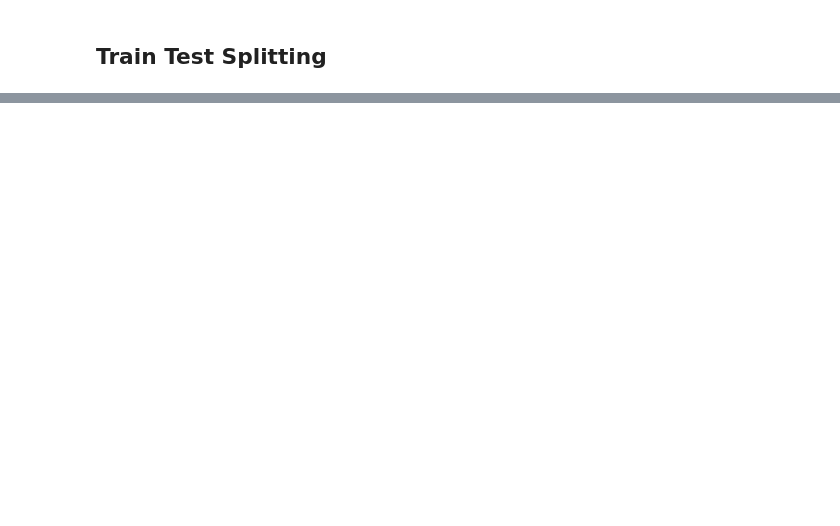
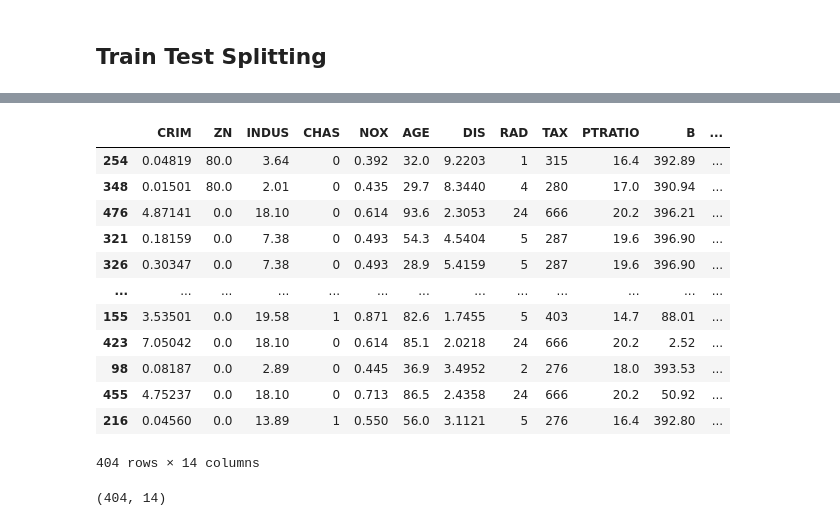
Before and after one commit to nandiniinj/EnvisionEstates, a Jupyter notebook: Real Estate.ipynb, the cells around one changed output, grey strips where cells are left out. Saved outputs shown, nothing was run; the diff lists cells and outputs as text; code cells hidden in the pictures; blank space fills up the shorter version.

```diff
--- a/Real Estate.ipynb
+++ b/Real Estate.ipynb
@@ -105,0 +297,22 @@ Rows in test set: 101
+# %%
+housing.drop('RM',axis=1) #option 2
+#RM column deleted
+#note that the original housing dataframe will remain unchanged
+# %% [output]
+|  | CRIM | ZN | INDUS | CHAS | NOX | AGE | DIS | RAD | TAX | PTRATIO | B | ... |
+| 254 | 0.04819 | 80.0 | 3.64 | 0 | 0.392 | 32.0 | 9.2203 | 1 | 315 | 16.4 | 392.89 | ... |
+| 348 | 0.01501 | 80.0 | 2.01 | 0 | 0.435 | 29.7 | 8.3440 | 4 | 280 | 17.0 | 390.94 | ... |
+| 476 | 4.87141 | 0.0 | 18.10 | 0 | 0.614 | 93.6 | 2.3053 | 24 | 666 | 20.2 | 396.21 | ... |
+| 321 | 0.18159 | 0.0 | 7.38 | 0 | 0.493 | 54.3 | 4.5404 | 5 | 287 | 19.6 | 396.90 | ... |
+| 326 | 0.30347 | 0.0 | 7.38 | 0 | 0.493 | 28.9 | 5.4159 | 5 | 287 | 19.6 | 396.90 | ... |
+| ... | ... | ... | ... | ... | ... | ... | ... | ... | ... | ... | ... | ... |
+| 155 | 3.53501 | 0.0 | 19.58 | 1 | 0.871 | 82.6 | 1.7455 | 5 | 403 | 14.7 | 88.01 | ... |
+| 423 | 7.05042 | 0.0 | 18.10 | 0 | 0.614 | 85.1 | 2.0218 | 24 | 666 | 20.2 | 2.52 | ... |
+| 98 | 0.08187 | 0.0 | 2.89 | 0 | 0.445 | 36.9 | 3.4952 | 2 | 276 | 18.0 | 393.53 | ... |
+| 455 | 4.75237 | 0.0 | 18.10 | 0 | 0.713 | 86.5 | 2.4358 | 24 | 666 | 20.2 | 50.92 | ... |
+| 216 | 0.04560 | 0.0 | 13.89 | 1 | 0.550 | 56.0 | 3.1121 | 5 | 276 | 16.4 | 392.80 | ... |
+404 rows × 14 columns
+# %%
+housing.drop('RM',axis=1).shape #option 2
+# %% [output]
+(404, 14)
```
Also changed, not shown: parts of 37 cells of this notebook.
